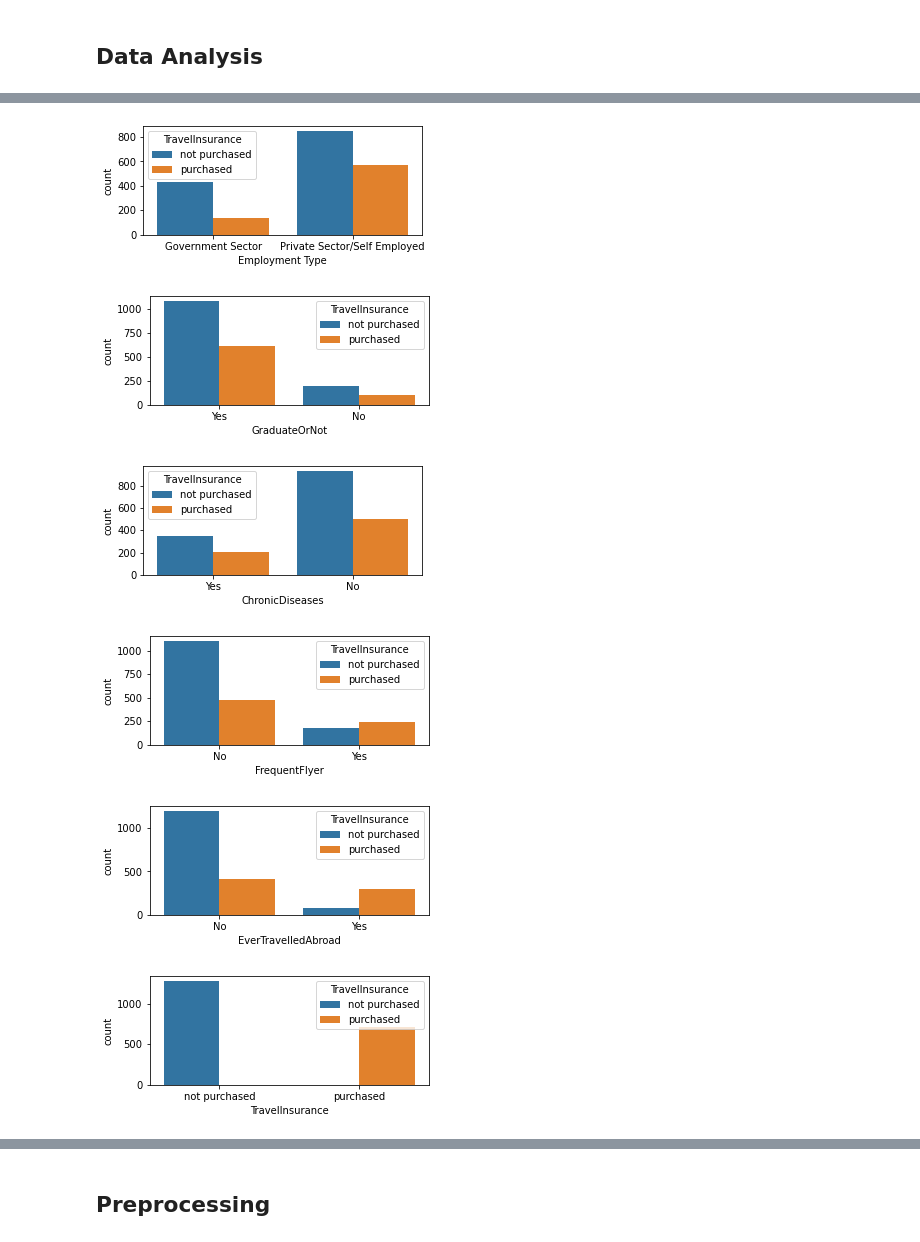
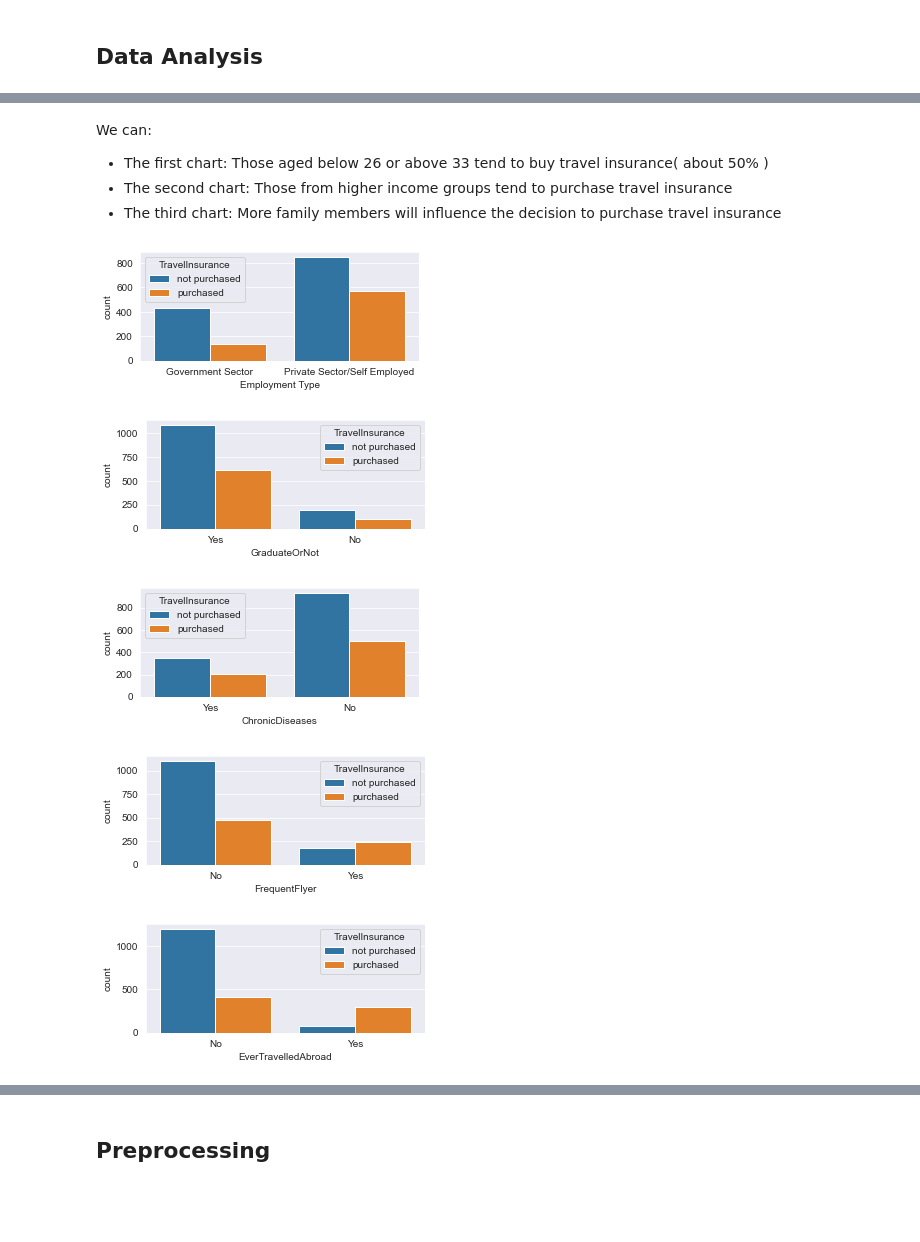
Before and after one commit to PhungThien63f/TravelInsurancePredictionData, a Jupyter notebook: Travel Insurance Prediction Data.ipynb, the cells around one changed output, grey strips where cells are left out. Drawn from its saved outputs; the diff is of its cells as text; code cells hidden in the pictures; blank space fills up the shorter version.

```diff
--- a/Travel Insurance Prediction Data.ipynb
+++ b/Travel Insurance Prediction Data.ipynb
@@ -75,0 +89,8 @@ df
+# %%
+# check if dataset is balanced
+sns.set_style('darkgrid')
+sns.countplot(data=df,x='TravelInsurance')
+plt.show()
+
+size = df.groupby("TravelInsurance").size()
+print(size)
@@ -127,13 +155,18 @@ for feature in numerical_cols :
+# %% [markdown]
+We can:
+- The first chart: Those aged below 26 or above 33 tend to buy travel insurance( about 50% )
+- The second chart: Those from higher income groups tend to purchase travel insurance
+- The third chart: More family members will influence the decision to purchase travel insurance
 # %%
 target = 'TravelInsurance'
 for feature in categorical_cols:
-    fig, ax = plt.subplots(figsize=(5,2))
-    sns.countplot(x=feature, hue=target, data=df, ax=ax)
-    plt.show()
+    if feature != 'TravelInsurance':
+        fig, ax = plt.subplots(figsize=(5,2))
+        sns.countplot(x=feature, hue=target, data=df, ax=ax)
+        plt.show()
 # %% [output]
-[figure, old version]
+[figure, new version]
-[figure, old version]
+[figure, new version]
-[figure, old version]
+[figure, new version]
-[figure, old version]
+[figure, new version]
-[figure, old version]
+[figure, new version]
-[figure, removed]
```
Also changed, not shown: parts of 26 cells of this notebook.
